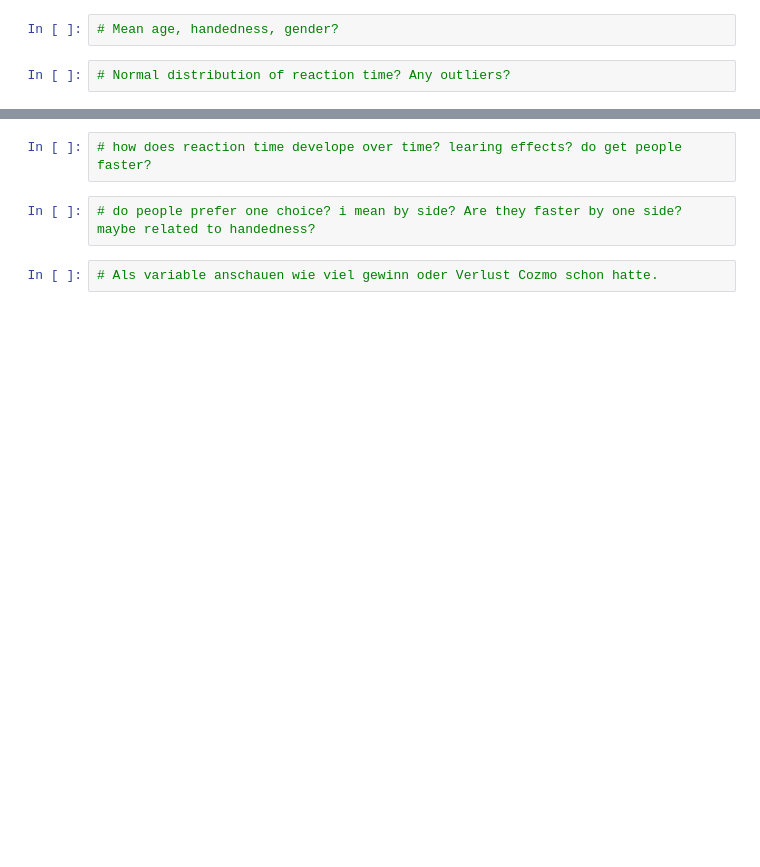
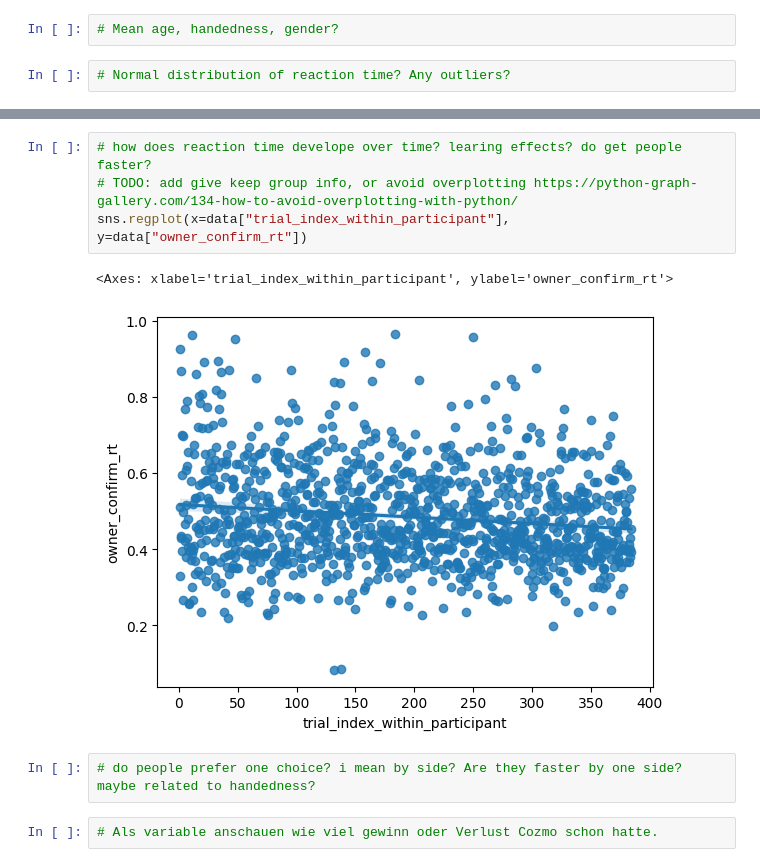
Before and after one commit to anjaghub/master_thesis, a Jupyter notebook: analysis.ipynb, the cells around one changed output, grey strips where cells are left out. Saved outputs shown, nothing was run; the diff lists cells and outputs as text; blank space fills up the shorter version.

```diff
--- a/analysis.ipynb
+++ b/analysis.ipynb
@@ -174,5 +79,10 @@ sns.boxplot( x=data["identifier_chooser_owner_value_corr"], y=data["owner_confir
 # %%
 # how does reaction time develope over time? learing effects? do get people faster?
+# TODO: add give keep group info, or avoid overplotting https://python-graph-gallery.com/134-how-to-avoid-overplotting-with-python/
+sns.regplot(x=data["trial_index_within_participant"], y=data["owner_confirm_rt"])
+# %% [output]
+<Axes: xlabel='trial_index_within_participant', ylabel='owner_confirm_rt'>
+[figure, added]
 # %%
 # do people prefer one choice? i mean by side? Are they faster by one side? maybe related to handedness?
 # %%
```
Also changed, not shown: parts of 17 cells of this notebook.
